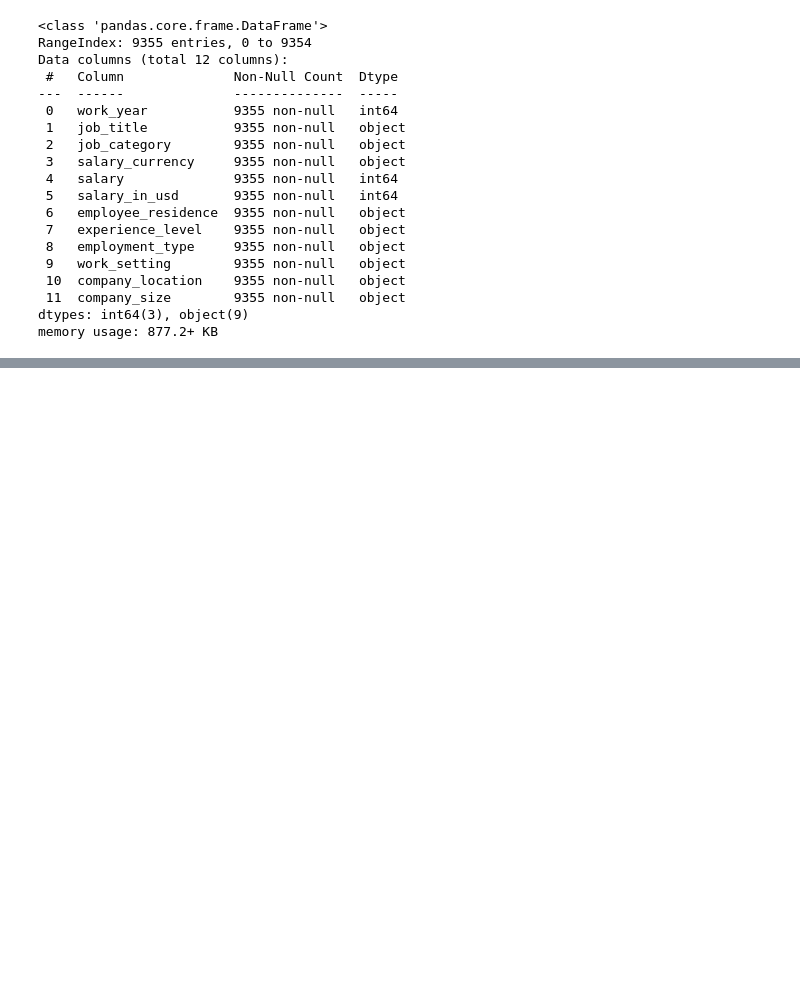
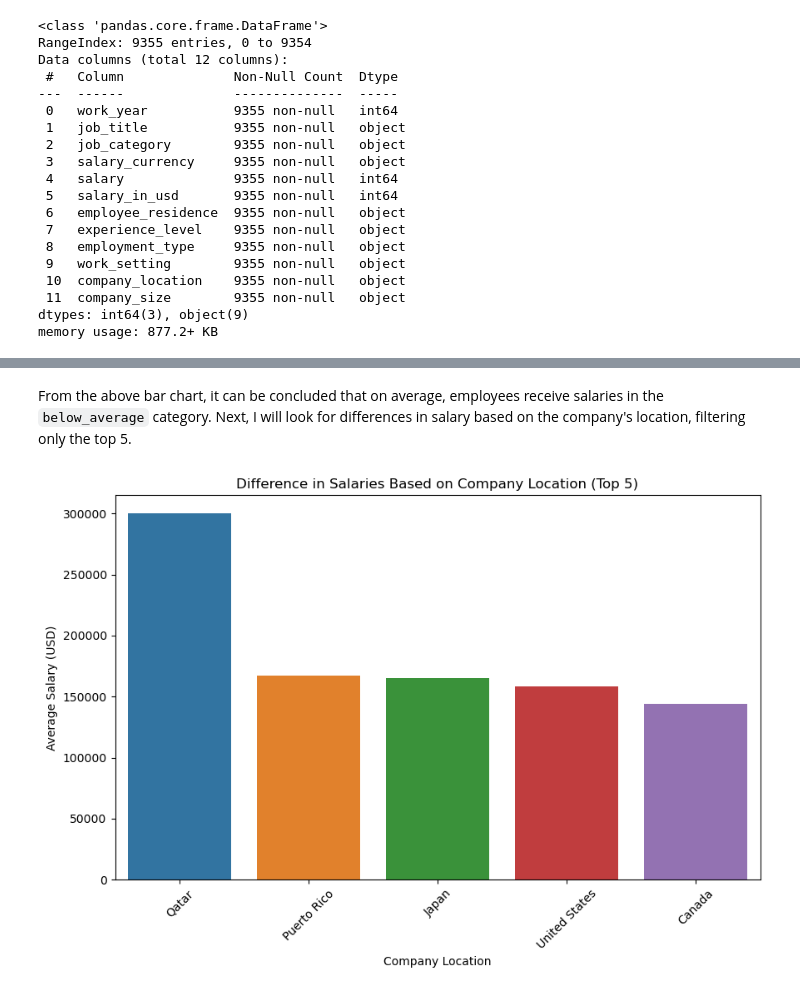
Before and after one commit to KevinDHS/Analysis-of-Job-Roles-Salary-Compensation-in-the-Field-of-Data-Analysis, a Jupyter notebook: Analysis of Job Roles and Salary Compensation.ipynb, the cells around one changed output, grey strips where cells are left out. Drawn from its saved outputs; the diff is of its cells as text; code cells hidden in the pictures; blank space fills up the shorter version.

```diff
--- a/Analysis of Job Roles and Salary Compensation.ipynb
+++ b/Analysis of Job Roles and Salary Compensation.ipynb
@@ -381,0 +270,17 @@ Dengan demikian, berdasarkan analisis yang telah dilakukan, saya merekomendasika
+# %% [markdown]
+From the above bar chart, it can be concluded that on average, employees receive salaries in the `below_average` category.
+Next, I will look for differences in salary based on the company's location, filtering only the top 5.
+# %%
+# Grouping and calculating average salary based on employee location
+average_salary_by_location = data.groupby('company_location')['salary_in_usd'].mean().sort_values(ascending=False).head(5)
+
+# Plotting
+plt.figure(figsize=(10, 6))
+sns.barplot(x=average_salary_by_location.index, y=average_salary_by_location.values)
+plt.title('Difference in Salaries Based on Company Location (Top 5)')
+plt.xlabel('Company Location')
+plt.ylabel('Average Salary (USD)')
+plt.xticks(rotation=45)
+plt.show()
+# %% [output]
+[figure, added]
```
Also changed, not shown: parts of 69 cells of this notebook, 2 other files.
